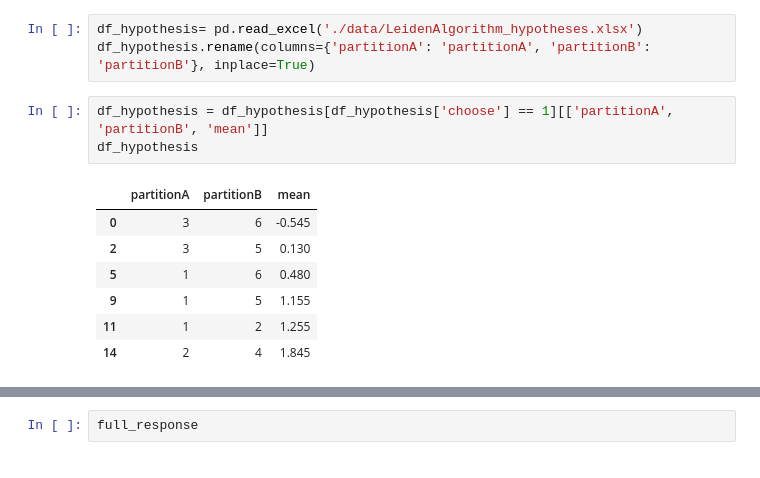
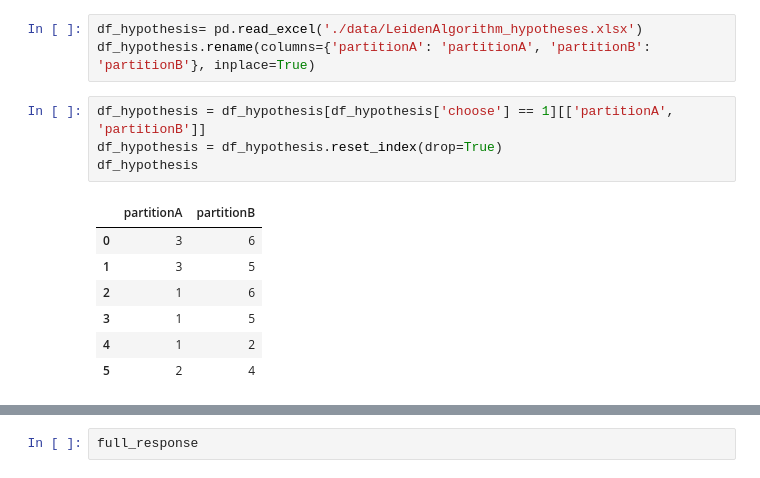
Before and after one commit to FennStatistics/Article_BasalAttributes, a Jupyter notebook: Analyses/part_III/notebooks/Complete Run.ipynb, the cells around one changed output, grey strips where cells are left out. Drawn from its saved outputs; the diff is of its cells as text.

```diff
--- a/Analyses/part_III/notebooks/Complete Run.ipynb
+++ b/Analyses/part_III/notebooks/Complete Run.ipynb
@@ -75,13 +76,14 @@ combination of partitions I want to generate a text from:
 df_hypothesis= pd.read_excel('./data/LeidenAlgorithm_hypotheses.xlsx')
 df_hypothesis.rename(columns={'partitionA': 'partitionA', 'partitionB': 'partitionB'}, inplace=True)
 # %%
-df_hypothesis = df_hypothesis[df_hypothesis['choose'] == 1][['partitionA', 'partitionB', 'mean']]
+df_hypothesis = df_hypothesis[df_hypothesis['choose'] == 1][['partitionA', 'partitionB']]
+df_hypothesis = df_hypothesis.reset_index(drop=True)
 df_hypothesis
 # %% [output]
-|  | partitionA | partitionB | mean |
-| 0 | 3 | 6 | -0.545 |
-| 2 | 3 | 5 | 0.130 |
-| 5 | 1 | 6 | 0.480 |
-| 9 | 1 | 5 | 1.155 |
-| 11 | 1 | 2 | 1.255 |
-| 14 | 2 | 4 | 1.845 |
+|  | partitionA | partitionB |
+| 0 | 3 | 6 |
+| 1 | 3 | 5 |
+| 2 | 1 | 6 |
+| 3 | 1 | 5 |
+| 4 | 1 | 2 |
+| 5 | 2 | 4 |
```
Also changed, not shown: parts of 20 cells of this notebook, 1 other file.
